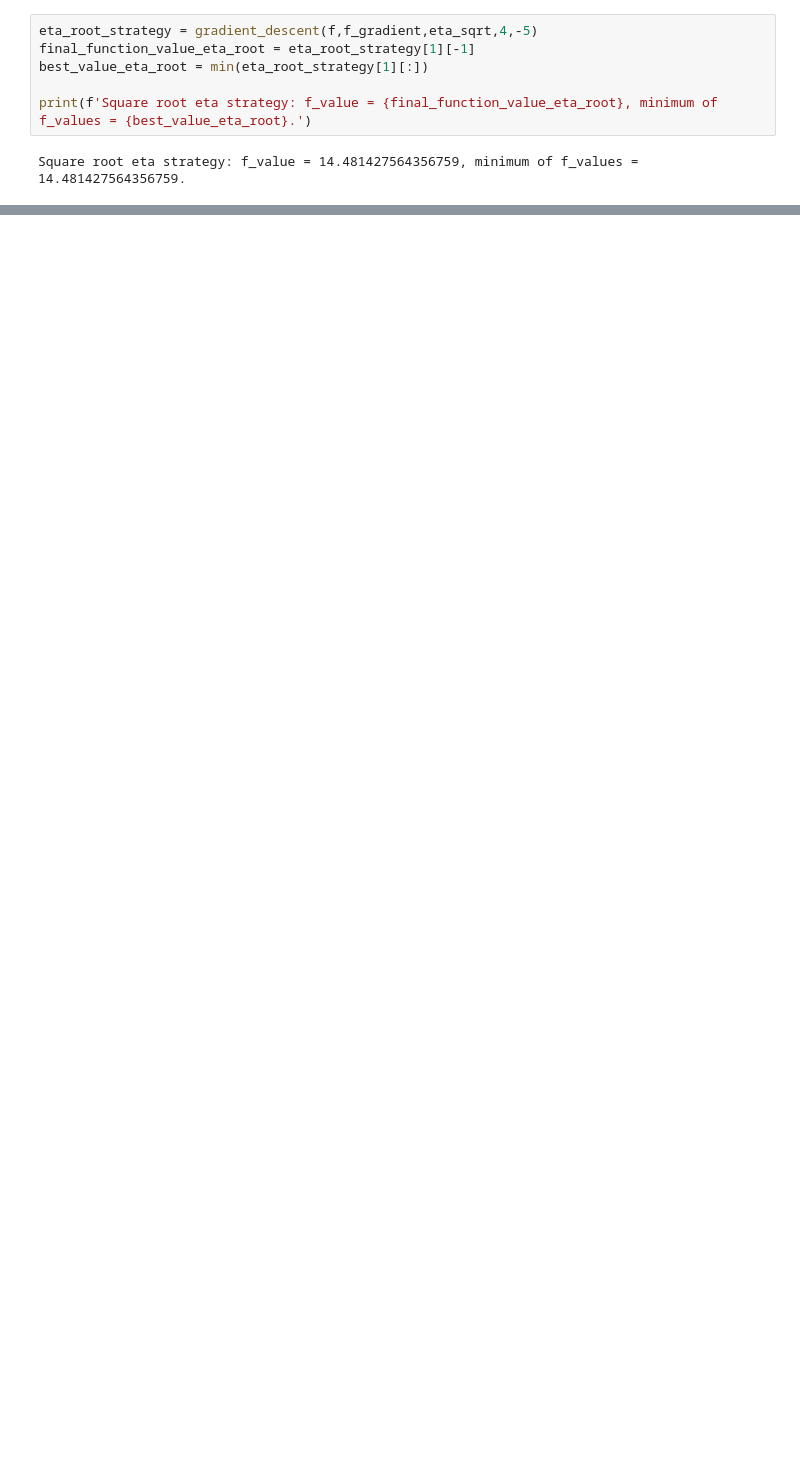
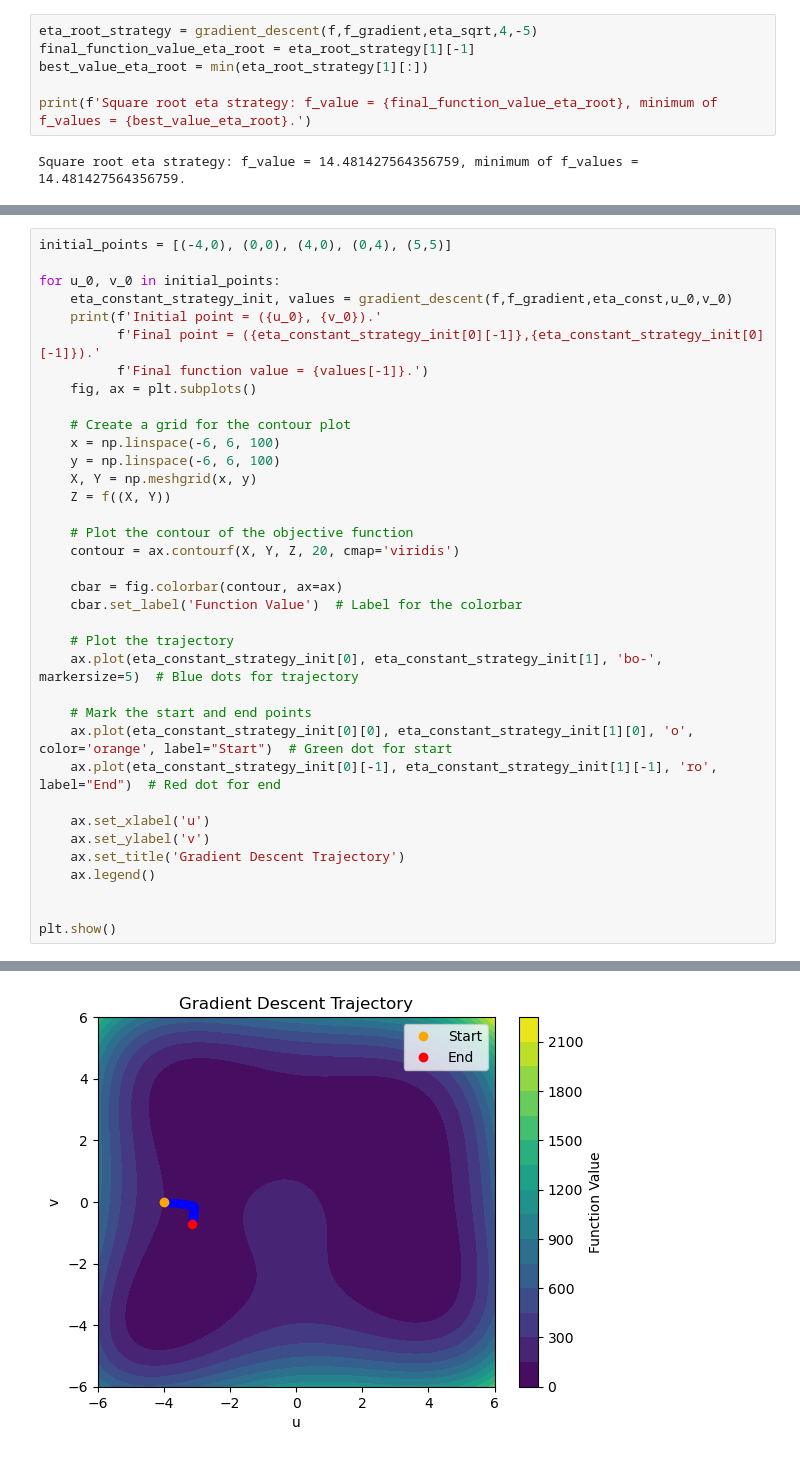
Before and after one commit to Vishakis/Data-Mining-HW-Pegasus, a Jupyter notebook: Task_3.ipynb, the cells around one changed output, grey strips where cells are left out. Drawn from its saved outputs; the diff is of its cells as text; blank space fills up the shorter version.

```diff
--- a/Task_3.ipynb
+++ b/Task_3.ipynb
@@ -96,0 +106,37 @@ KeyboardInterrupt:
+# %%
+initial_points = [(-4,0), (0,0), (4,0), (0,4), (5,5)]
+
+for u_0, v_0 in initial_points:
+    eta_constant_strategy_init, values = gradient_descent(f,f_gradient,eta_const,u_0,v_0)
+    print(f'Initial point = ({u_0}, {v_0}).'
+          f'Final point = ({eta_constant_strategy_init[0][-1]},{eta_constant_strategy_init[0][-1]}).'
+          f'Final function value = {values[-1]}.')
+    fig, ax = plt.subplots()
+
+    # Create a grid for the contour plot
+    x = np.linspace(-6, 6, 100)
+    y = np.linspace(-6, 6, 100)
+    X, Y = np.meshgrid(x, y)
+    Z = f((X, Y))
+
+    # Plot the contour of the objective function
+    contour = ax.contourf(X, Y, Z, 20, cmap='viridis')
+
+    cbar = fig.colorbar(contour, ax=ax)
+    cbar.set_label('Function Value')  # Label for the colorbar
+
+    # Plot the trajectory
+    ax.plot(eta_constant_strategy_init[0], eta_constant_strategy_init[1], 'bo-', markersize=5)  # Blue dots for trajectory
+
+    # Mark the start and end points
+    ax.plot(eta_constant_strategy_init[0][0], eta_constant_strategy_init[1][0], 'o', color='orange', label="Start")  # Green dot for start
+    ax.plot(eta_constant_strategy_init[0][-1], eta_constant_strategy_init[1][-1], 'ro', label="End")  # Red dot for end
+
+    ax.set_xlabel('u')
+    ax.set_ylabel('v')
+    ax.set_title('Gradient Descent Trajectory')
+    ax.legend()
+
+
+plt.show()
+# %% [output]
@@ -96,0 +148 @@ KeyboardInterrupt:
+[figure, added]
```
Also changed, not shown: parts of 9 cells of this notebook.
